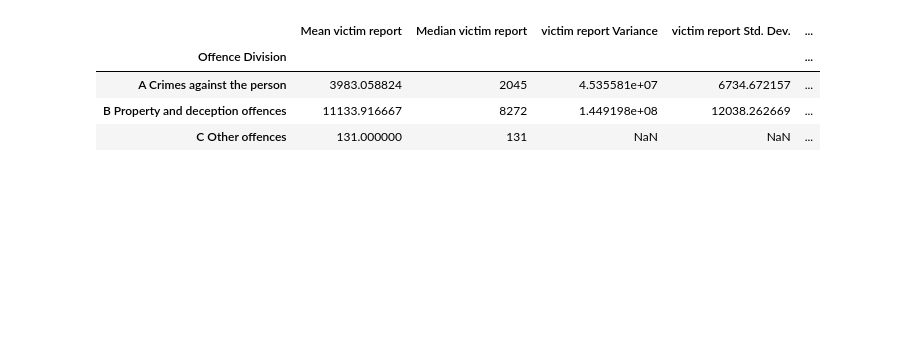
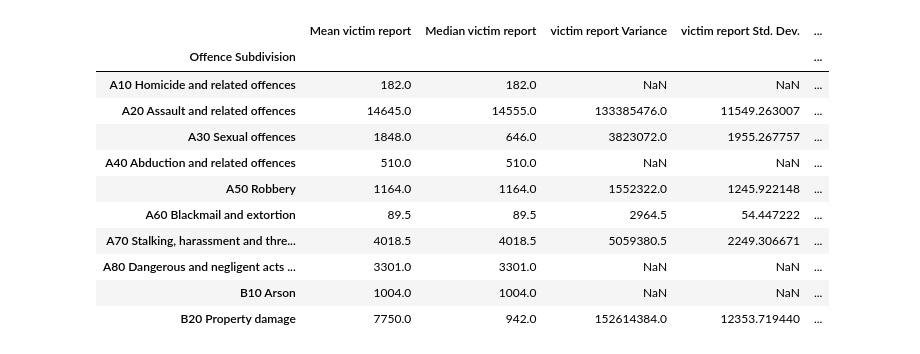
Before and after one commit to LKDSOUZA/Project-1, a Jupyter notebook: Project_1_A.ipynb, the cells around one changed output. Drawn from its saved outputs; the diff is of its cells as text; code cells hidden in the pictures; blank space fills up the shorter version.

```diff
--- a/Project_1_A.ipynb
+++ b/Project_1_A.ipynb
@@ -74,26 +58,33 @@ See the caveats in the documentation: https://pandas.pydata.org/pandas-docs/stab
 # %%
 statistics_raw_data=crime_data_21.copy()
 
-victim_report_mean=statistics_raw_data.groupby(['Offence Division'])["Victim Reports"].mean()
-victim_report_median=statistics_raw_data.groupby(['Offence Division'])["Victim Reports"].median()
-victim_report_variance=statistics_raw_data.groupby(['Offence Division'])["Victim Reports"].var()
-victim_report_sd=statistics_raw_data.groupby(['Offence Division'])["Victim Reports"].std()
-victim_report_SEM=statistics_raw_data.groupby(['Offence Division'])["Victim Reports"].sem()
+victim_report_mean_21=statistics_raw_data.groupby(['Offence Subdivision'])["Victim Reports"].mean()
+victim_report_median_21=statistics_raw_data.groupby(['Offence Subdivision'])["Victim Reports"].median()
+victim_report_variance_21=statistics_raw_data.groupby(['Offence Subdivision'])["Victim Reports"].var()
+victim_report_sd_21=statistics_raw_data.groupby(['Offence Subdivision'])["Victim Reports"].std()
+victim_report_SEM_21=statistics_raw_data.groupby(['Offence Subdivision'])["Victim Reports"].sem()
 
-statistics_summary_21 = pd.DataFrame({"Mean victim report": victim_report_mean,
-                                  "Median victim report": victim_report_median,
-                                  "victim report Variance": victim_report_variance,
-                                  "victim report Std. Dev.": victim_report_sd,
-                                  "victim report Std. Err." : victim_report_SEM,
+statistics_summary_21 = pd.DataFrame({"Mean victim report": victim_report_mean_21,
+                                  "Median victim report": victim_report_median_21,
+                                  "victim report Variance": victim_report_variance_21,
+                                  "victim report Std. Dev.": victim_report_sd_21,
+                                  "victim report Std. Err." : victim_report_SEM_21,
 
                                  })
 statistics_summary_21.head(10)
 # %% [output]
 |  | Mean victim report | Median victim report | victim report Variance | victim report Std. Dev. | ... |
-| Offence Division |  |  |  |  | ... |
-| A Crimes against the person | 3983.058824 | 2045 | 4.535581e+07 | 6734.672157 | ... |
-| B Property and deception offences | 11133.916667 | 8272 | 1.449198e+08 | 12038.262669 | ... |
-| C Other offences | 131.000000 | 131 | NaN | NaN | ... |
+| Offence Subdivision |  |  |  |  | ... |
+| A10 Homicide and related offences | 182.0 | 182.0 | NaN | NaN | ... |
+| A20 Assault and related offences | 14645.0 | 14555.0 | 133385476.0 | 11549.263007 | ... |
+| A30 Sexual offences | 1848.0 | 646.0 | 3823072.0 | 1955.267757 | ... |
+| A40 Abduction and related offences | 510.0 | 510.0 | NaN | NaN | ... |
+| A50 Robbery | 1164.0 | 1164.0 | 1552322.0 | 1245.922148 | ... |
+| A60 Blackmail and extortion | 89.5 | 89.5 | 2964.5 | 54.447222 | ... |
+| A70 Stalking, harassment and thre... | 4018.5 | 4018.5 | 5059380.5 | 2249.306671 | ... |
+| A80 Dangerous and negligent acts ... | 3301.0 | 3301.0 | NaN | NaN | ... |
+| B10 Arson | 1004.0 | 1004.0 | NaN | NaN | ... |
+| B20 Property damage | 7750.0 | 942.0 | 152614384.0 | 12353.719440 | ... |
 # %%
 statistics_raw_data_20=crime_data_20.copy()
 
```
Also changed, not shown: parts of 8 cells of this notebook.
